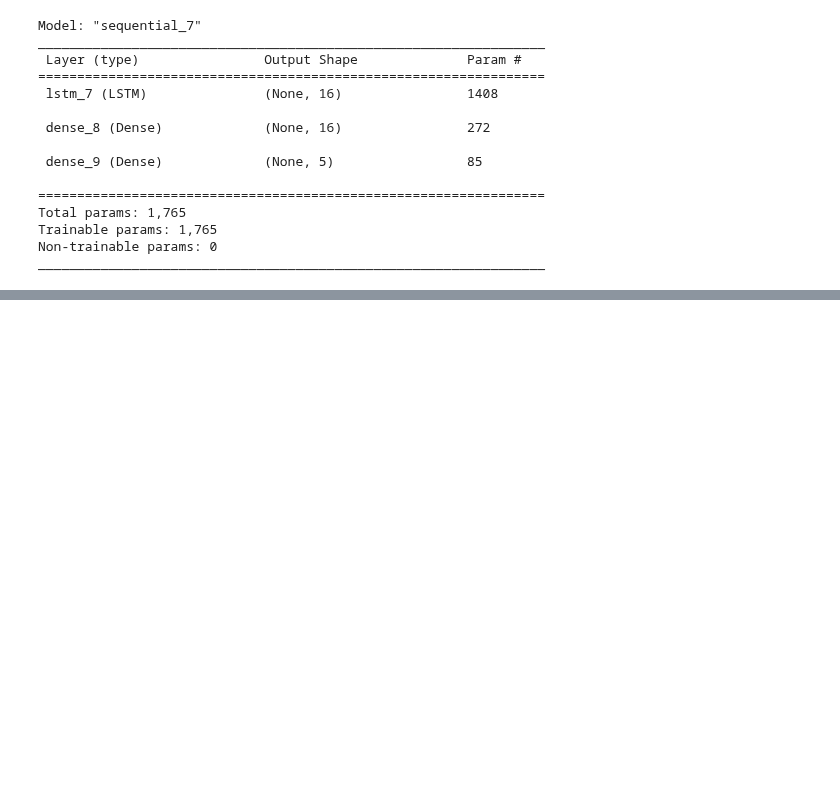
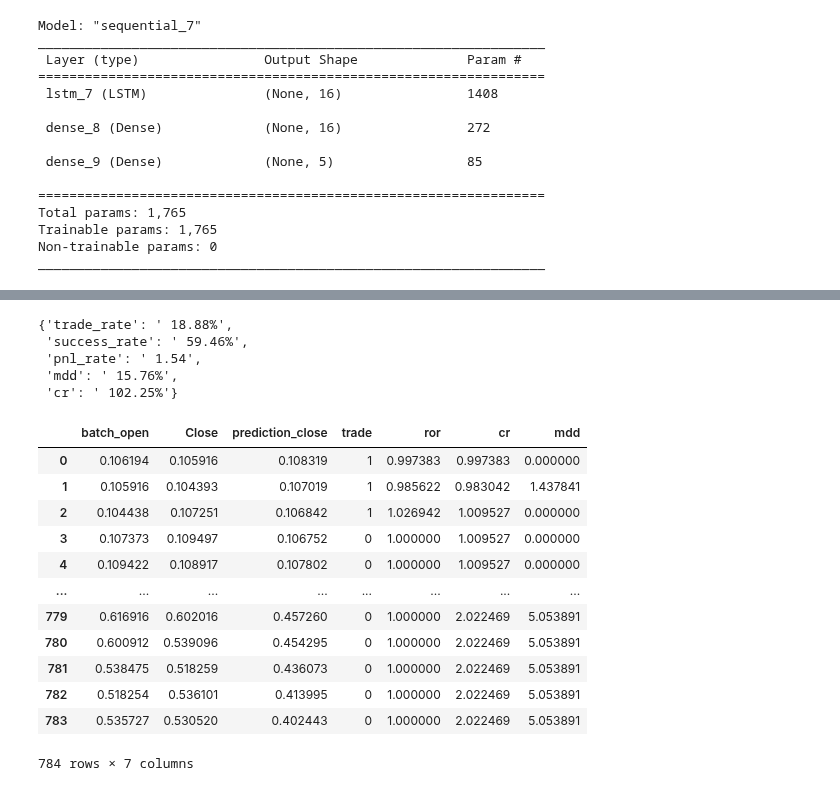
Before and after one commit to happysms/RuleBase-VS-TimeSeries-Algorithm, a Jupyter notebook: LSTM/LSTM_prototype.ipynb, the cells around one changed output, grey strips where cells are left out. Saved outputs shown, nothing was run; the diff lists cells and outputs as text; code cells hidden in the pictures; blank space fills up the shorter version.

```diff
--- a/LSTM/LSTM_prototype.ipynb
+++ b/LSTM/LSTM_prototype.ipynb
@@ -394,0 +603,24 @@ _________________________________________________________________
+# %%
+analysis_return(result_df)
+# %% [output]
+{'trade_rate': ' 18.88%',
+ 'success_rate': ' 59.46%',
+ 'pnl_rate': ' 1.54',
+ 'mdd': ' 15.76%',
+ 'cr': ' 102.25%'}
+# %%
+result_df
+# %% [output]
+|  | batch_open | Close | prediction_close | trade | ror | cr | mdd |
+| 0 | 0.106194 | 0.105916 | 0.108319 | 1 | 0.997383 | 0.997383 | 0.000000 |
+| 1 | 0.105916 | 0.104393 | 0.107019 | 1 | 0.985622 | 0.983042 | 1.437841 |
+| 2 | 0.104438 | 0.107251 | 0.106842 | 1 | 1.026942 | 1.009527 | 0.000000 |
+| 3 | 0.107373 | 0.109497 | 0.106752 | 0 | 1.000000 | 1.009527 | 0.000000 |
+| 4 | 0.109422 | 0.108917 | 0.107802 | 0 | 1.000000 | 1.009527 | 0.000000 |
+| ... | ... | ... | ... | ... | ... | ... | ... |
+| 779 | 0.616916 | 0.602016 | 0.457260 | 0 | 1.000000 | 2.022469 | 5.053891 |
+| 780 | 0.600912 | 0.539096 | 0.454295 | 0 | 1.000000 | 2.022469 | 5.053891 |
+| 781 | 0.538475 | 0.518259 | 0.436073 | 0 | 1.000000 | 2.022469 | 5.053891 |
+| 782 | 0.518254 | 0.536101 | 0.413995 | 0 | 1.000000 | 2.022469 | 5.053891 |
+| 783 | 0.535727 | 0.530520 | 0.402443 | 0 | 1.000000 | 2.022469 | 5.053891 |
+784 rows × 7 columns
```
Also changed, not shown: parts of 28 cells of this notebook, 3 other files.
